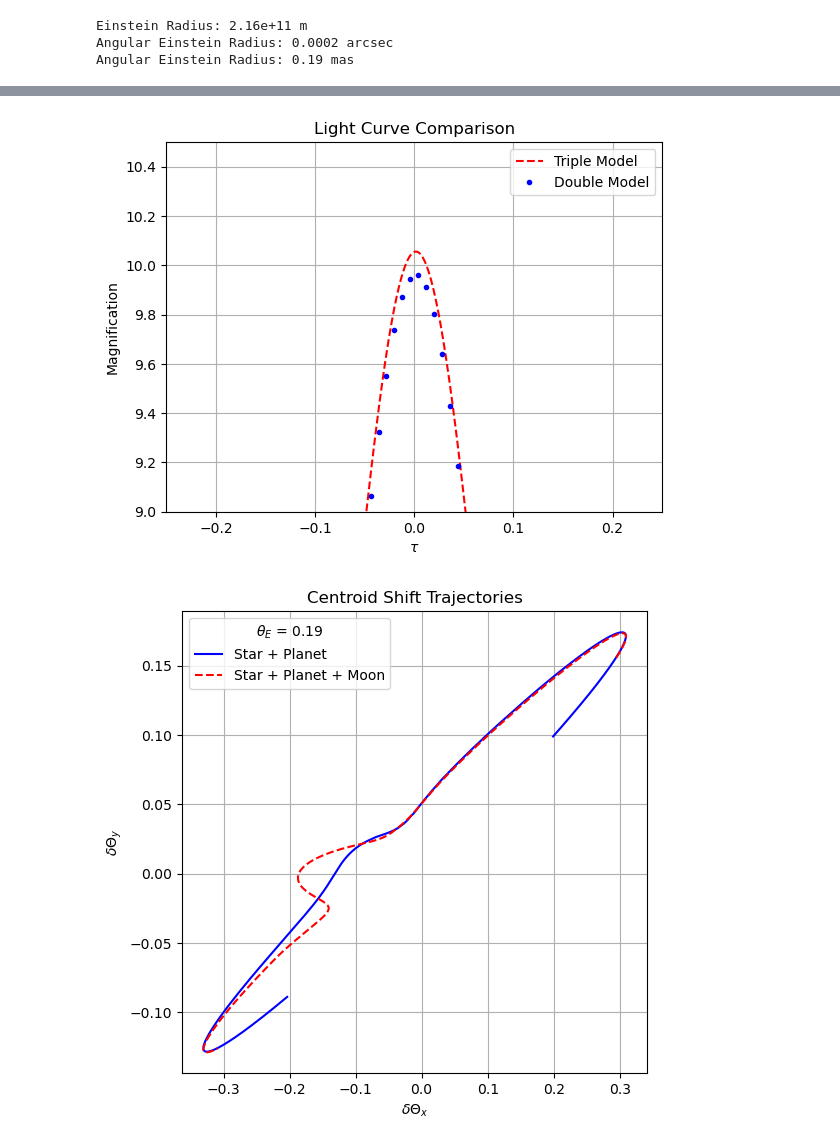
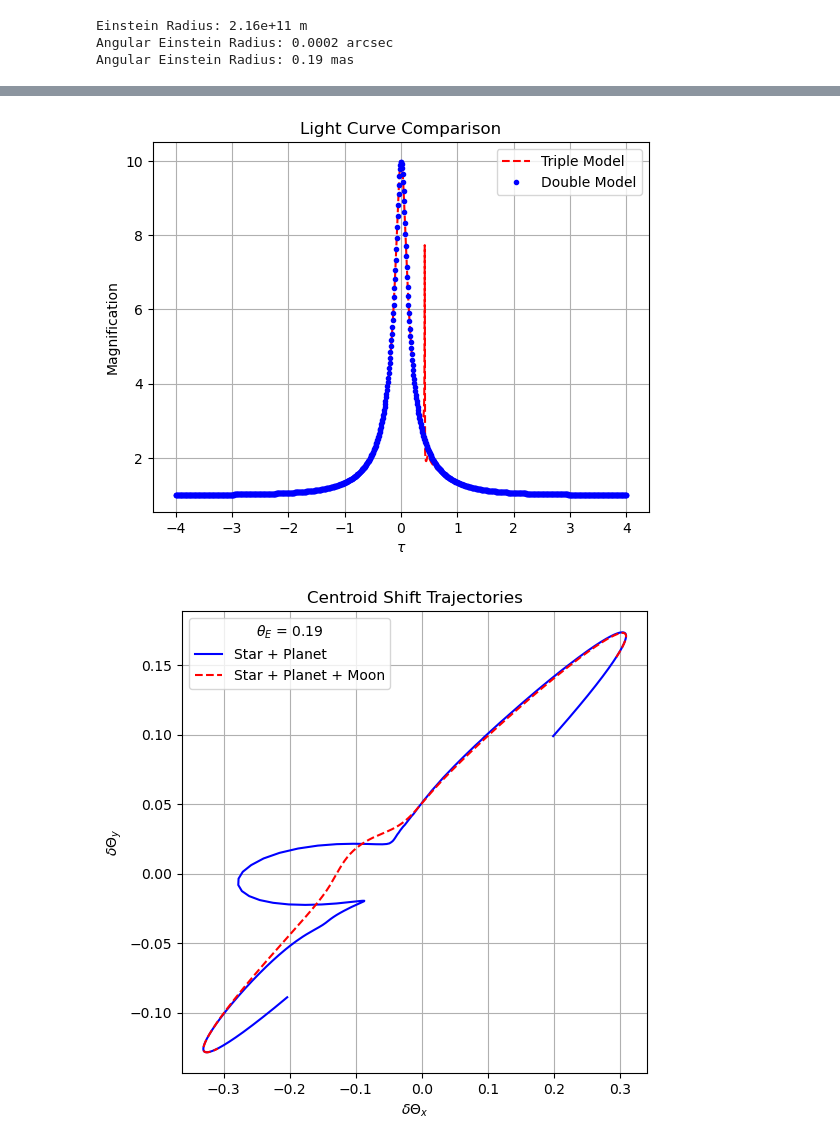
Before and after one commit to AmberLee2427/SURP25, a Jupyter notebook: Microlensing/run2.ipynb, the cells around one changed output, grey strips where cells are left out. Saved outputs shown, nothing was run; the diff lists cells and outputs as text; code cells hidden in the pictures.

```diff
--- a/Microlensing/run2.ipynb
+++ b/Microlensing/run2.ipynb
@@ -14,15 +14,15 @@ m1 = 0.3 #Lens Star Mass (Solar Mass)
 m2 = 0.0002857 #Lens Planet Mass (Saturn Mass in Solar Mass)
 m3 = 3.003e-6 #Lens Moon (Earth Mass in Solas Mass)
 
-m3 = m3 * 0.5
+m3 = m3 * 1
 
 M_total = m1 + m2+ m3
 
 D_l = 7.59 #kpc
 D_s = 8.55 #kpc
 
-s2 = 1.3 #R_E (Star-Planet Separation)
-s3 = 0.01 #R_E (Planet-Moon Separation)
+s2 = .8 #R_E (Star-Planet Separation)
+s3 = .81 #R_E (Planet-Moon Separation)
 
 q2 = m2/m1
 q3 = m3/m1
@@ -135,18 +141,18 @@ triple_model_mag = data['mag']
 # %%
 plt.plot(triple_model_tau, triple_model_mag, '--', label = "Triple Model", color = 'red')
 plt.plot(double_model_tau, double_model_mag, '.b', label="Double Model")
 
-plt.xlim(-.25, .25)
-plt.ylim(9, 10.5)
+#plt.xlim(-.25, .25)
+#plt.ylim(9, 10.5)
 
 plt.xlabel(r"$\tau$")
 plt.ylabel("Magnification")
 plt.title("Light Curve Comparison")
 plt.grid(True)
 plt.legend()
 plt.show()
 # %% [output]
-[figure, old version]
+[figure, new version]
 # %%
 two_system = double_model.systems[0]
 three_system = triple_model.systems[0]
@@ -171,7 +177,7 @@ plt.grid(True)
 plt.legend(title=fr"$\theta_E$ = {theta_E_mas:.2f}")
 plt.show()
 # %% [output]
-[figure, old version]
+[figure, new version]
 # %%
 residual_shift = np.sqrt( (delta_x_three - delta_x_two)**2 + (delta_y_three - delta_y_two)**2 )
 
```
Also changed, not shown: parts of 7 cells of this notebook, 11 other files.
